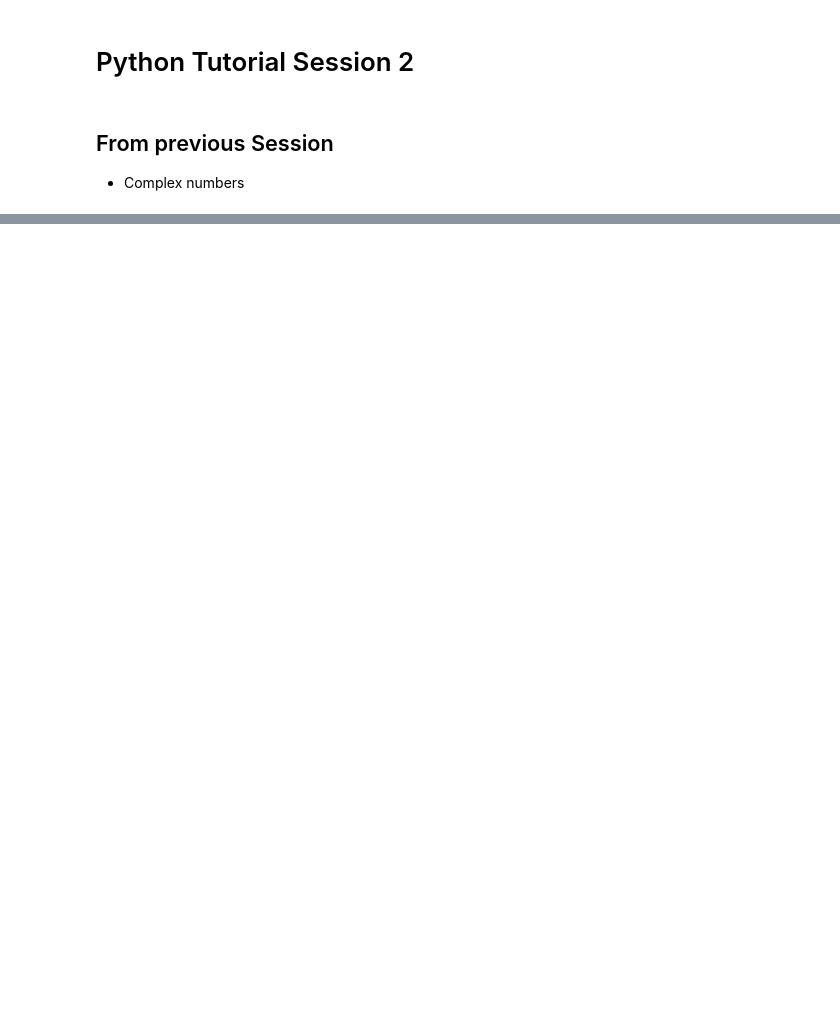
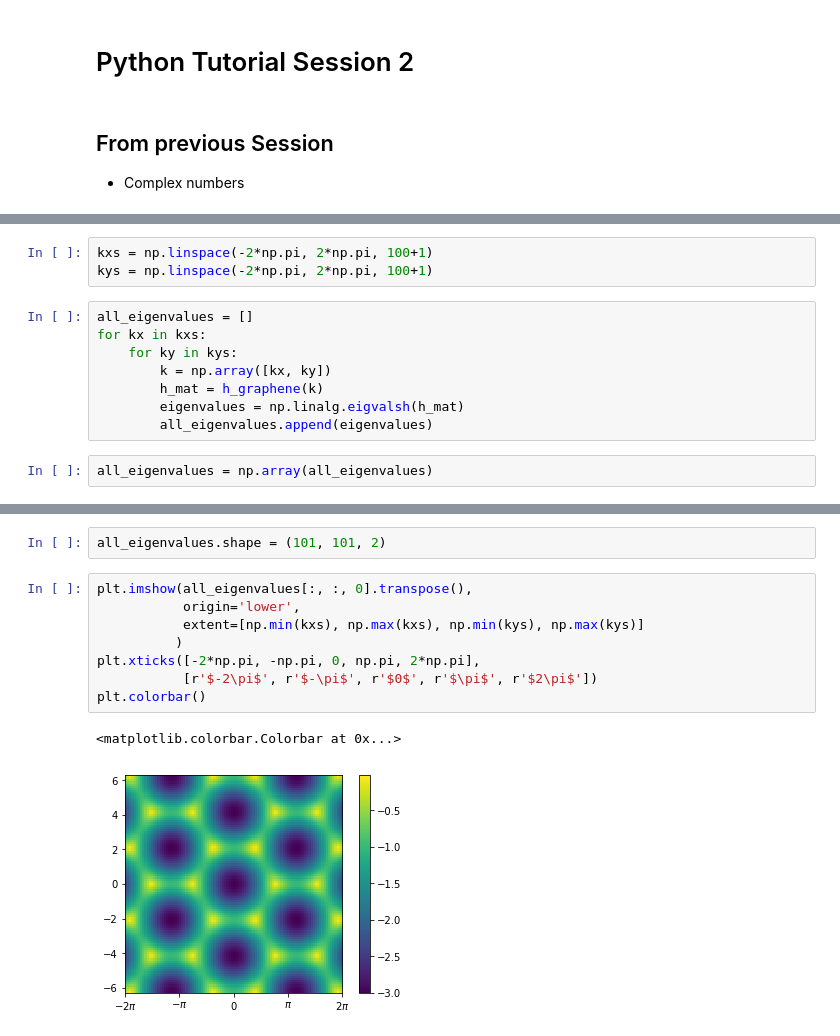
Before and after one commit to TrivediGroup/python-tutorial, a Jupyter notebook: Session2.ipynb, the cells around one changed output, grey strips where cells are left out. Saved outputs shown, nothing was run; the diff lists cells and outputs as text; blank space fills up the shorter version.

```diff
--- a/Session2.ipynb
+++ b/Session2.ipynb
@@ -20,0 +180,13 @@ $$
+# %%
+kxs = np.linspace(-2*np.pi, 2*np.pi, 100+1)
+kys = np.linspace(-2*np.pi, 2*np.pi, 100+1)
+# %%
+all_eigenvalues = []
+for kx in kxs:
+    for ky in kys:
+        k = np.array([kx, ky])
+        h_mat = h_graphene(k)
+        eigenvalues = np.linalg.eigvalsh(h_mat)
+        all_eigenvalues.append(eigenvalues)
+# %%
+all_eigenvalues = np.array(all_eigenvalues)
@@ -20,0 +197,13 @@ $$
+# %%
+all_eigenvalues.shape = (101, 101, 2)
+# %%
+plt.imshow(all_eigenvalues[:, :, 0].transpose(),
+           origin='lower',
+           extent=[np.min(kxs), np.max(kxs), np.min(kys), np.max(kys)]
+          )
+plt.xticks([-2*np.pi, -np.pi, 0, np.pi, 2*np.pi],
+           [r'$-2\pi$', r'$-\pi$', r'$0$', r'$\pi$', r'$2\pi$'])
+plt.colorbar()
+# %% [output]
+<matplotlib.colorbar.Colorbar at 0x...>
+[figure, added]
```
Also changed, not shown: parts of 49 cells of this notebook.
